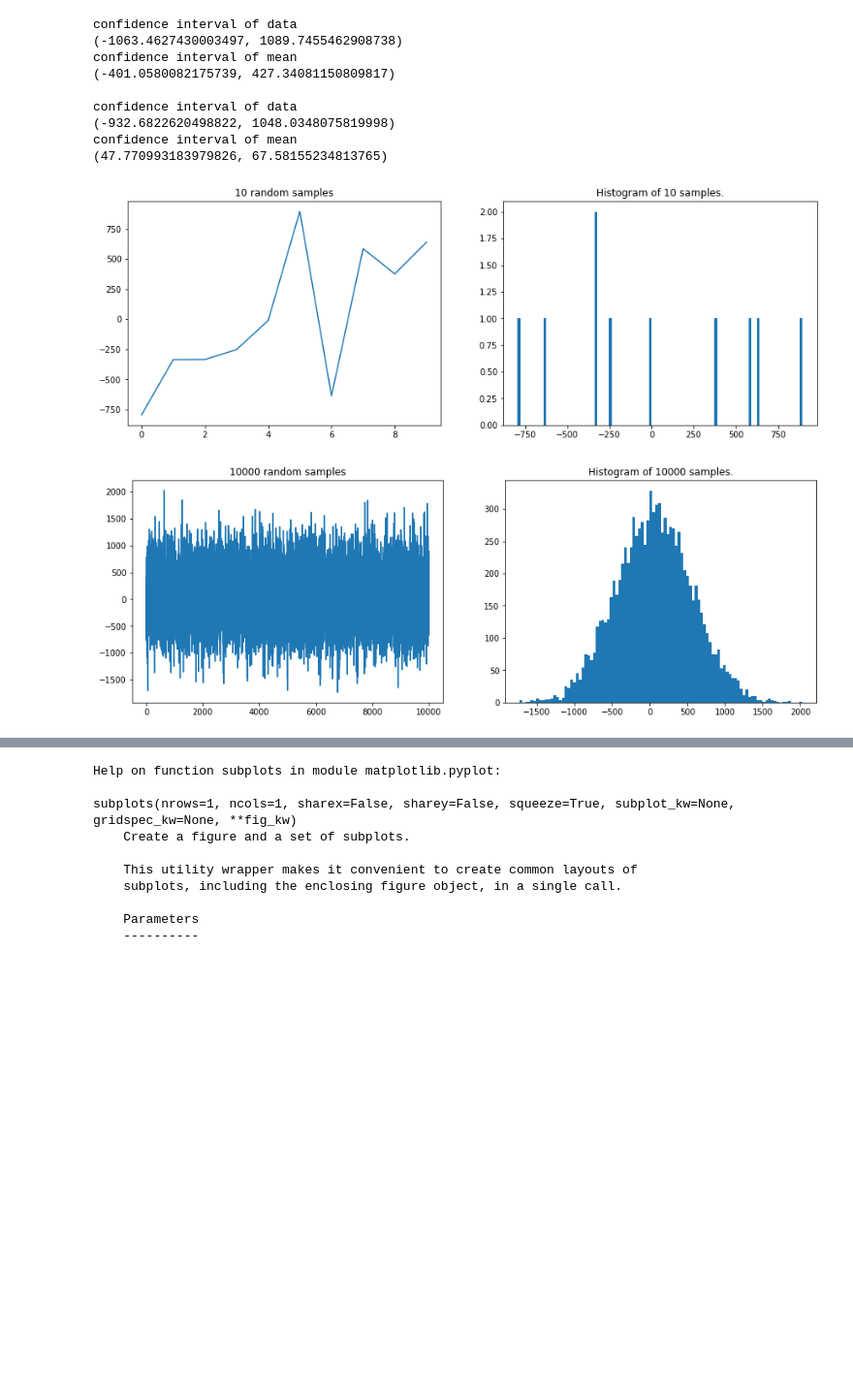
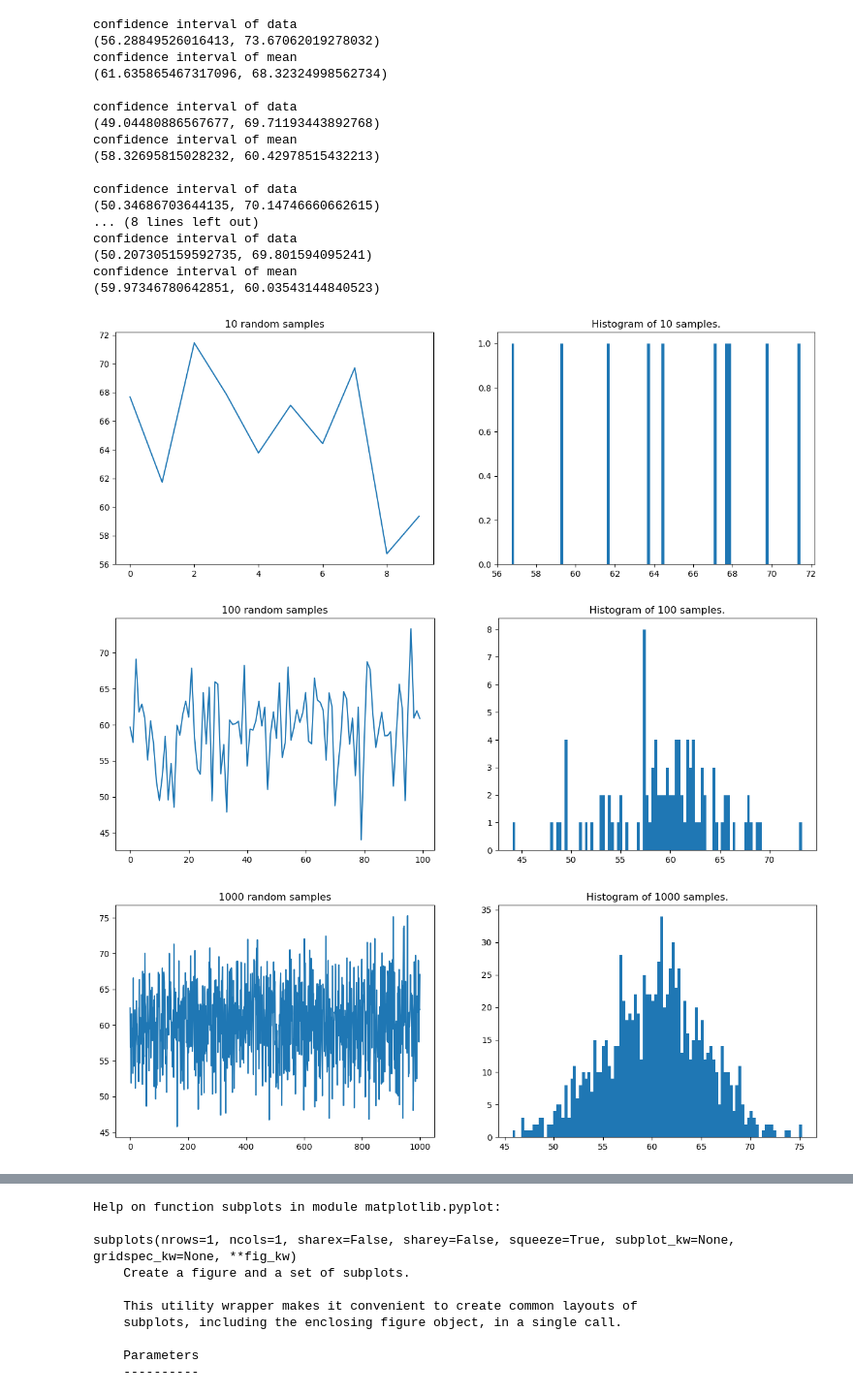
Before and after one commit to True-North-Intelligent-Algorithms/intro-to-data-analysis, a Jupyter notebook: docs/60_Statistics/39_NormalDistributionAndConfidenceInterval.ipynb, the cells around one changed output, grey strips where cells are left out. Shown: that part at 97% size. Drawn from its saved outputs; the diff is of its cells as text; code cells hidden in the pictures; blank space fills up the shorter version.

```diff
--- a/docs/60_Statistics/39_NormalDistributionAndConfidenceInterval.ipynb
+++ b/docs/60_Statistics/39_NormalDistributionAndConfidenceInterval.ipynb
@@ -24,19 +44,31 @@ def plotNormalAndComputeConfidence(mean, std, num_samples):
 # %%
 mean=60
-std=500
+std=5
 numsamples=10
 
 plotNormalAndComputeConfidence(mean, std, 10)
+plotNormalAndComputeConfidence(mean, std, 100)
+plotNormalAndComputeConfidence(mean, std, 1000)
 plotNormalAndComputeConfidence(mean, std, 10000)
+plotNormalAndComputeConfidence(mean, std, 100000)
 # %% [output]
 confidence interval of data
-(-1063.4627430003497, 1089.7455462908738)
+(56.28849526016413, 73.67062019278032)
 confidence interval of mean
-(-401.0580082175739, 427.34081150809817)
+(61.635865467317096, 68.32324998562734)
 
 confidence interval of data
-(-932.6822620498822, 1048.0348075819998)
+(49.04480886567677, 69.71193443892768)
 confidence interval of mean
-(47.770993183979826, 67.58155234813765)
+(58.32695815028232, 60.42978515432213)
+
+confidence interval of data
+(50.34686703644135, 70.14746660662615)
+... (8 lines left out)
+confidence interval of data
+(50.207305159592735, 69.801594095241)
+confidence interval of mean
+(59.97346780642851, 60.03543144840523)
-[figure, old version]
+[figure, new version]
-[figure, old version]
+[figure, new version]
+[figure, added]
```
Also changed, not shown: parts of 2 cells of this notebook, 10 other files.
